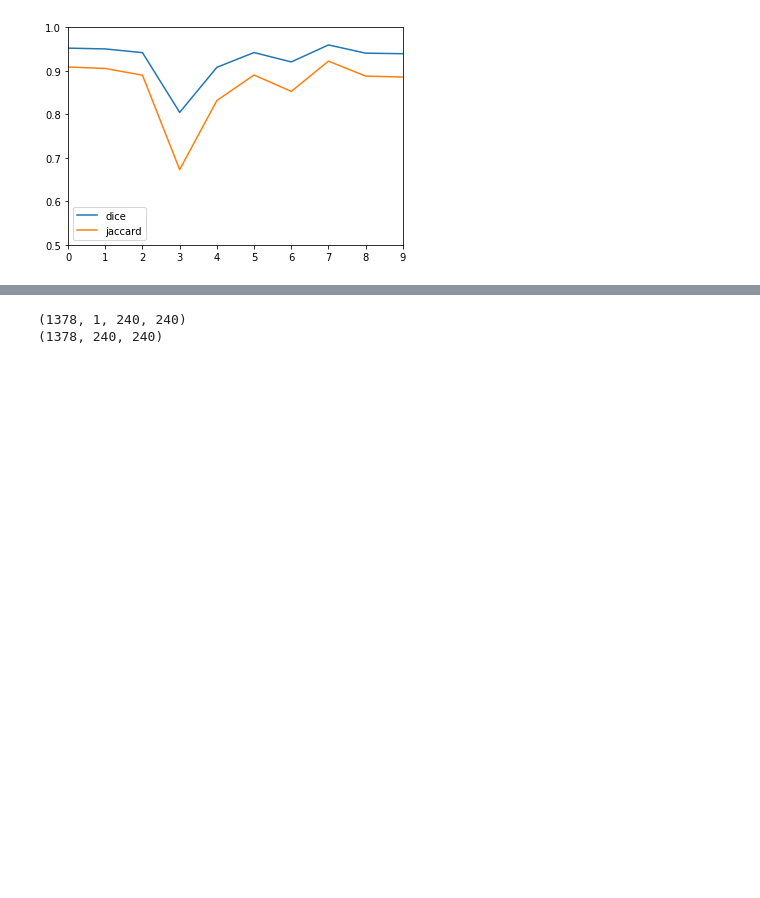
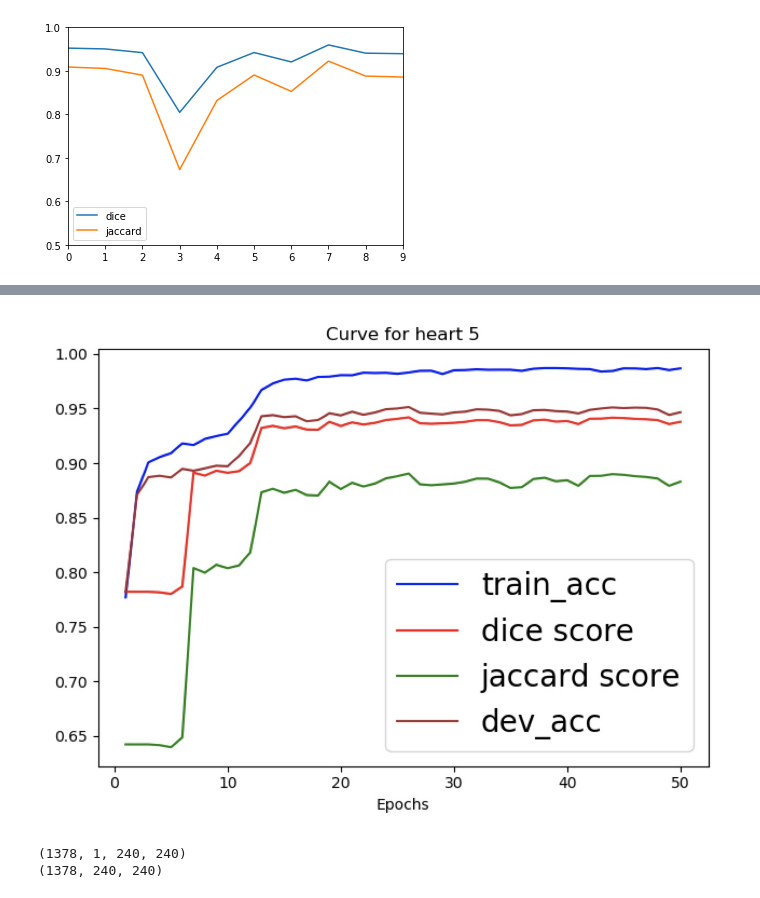
Before and after one commit to yukeyi/MCDS-Capstone, a Jupyter notebook: kaggleUnet/U_Net.ipynb, the cells around one changed output, grey strips where cells are left out. Drawn from its saved outputs; the diff is of its cells as text; code cells hidden in the pictures; blank space fills up the shorter version.

```diff
--- a/kaggleUnet/U_Net.ipynb
+++ b/kaggleUnet/U_Net.ipynb
@@ -766,3 +759,8 @@ plt.show()
+# %%
+from IPython.display import Image
+Image(filename='../WechatIMG1139.jpeg')
+# %% [output]
+[figure, added]
 # %%
 dev_heart = 0
 train_loader = torch.utils.data.DataLoader(MyCustomDataset('Train', dev_heart), batch_size=1, shuffle=True)
```
Also changed, not shown: parts of 3 cells of this notebook.
